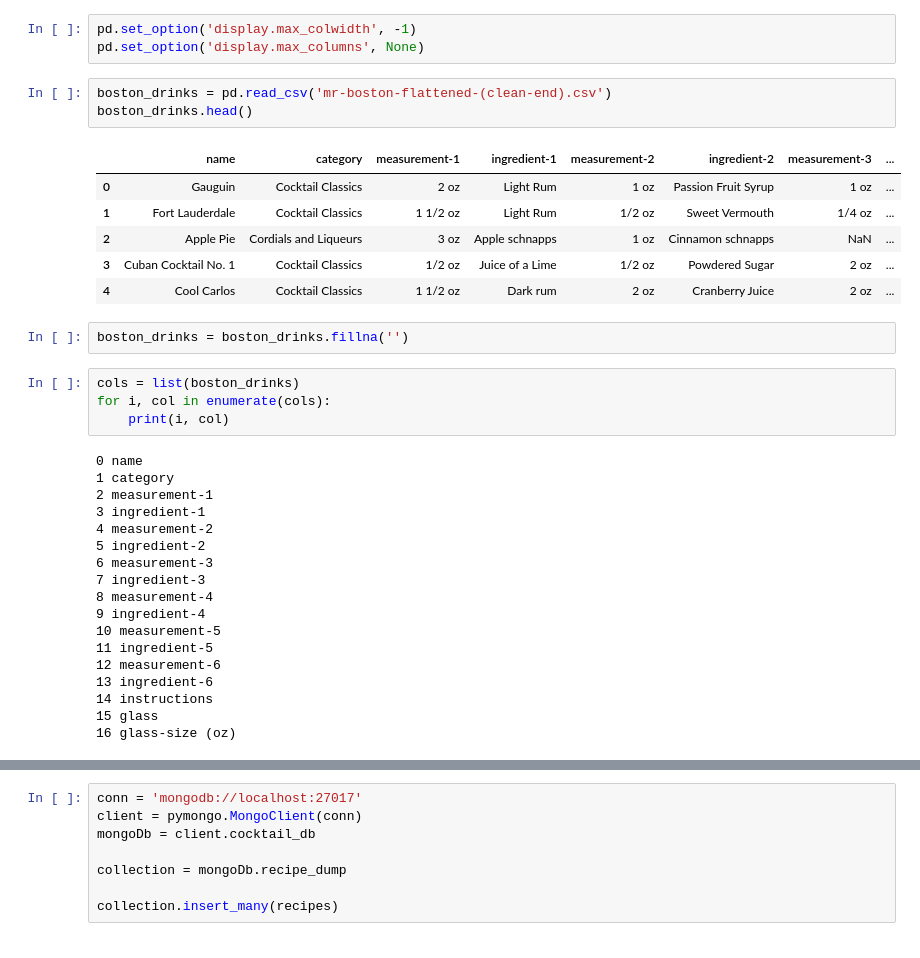
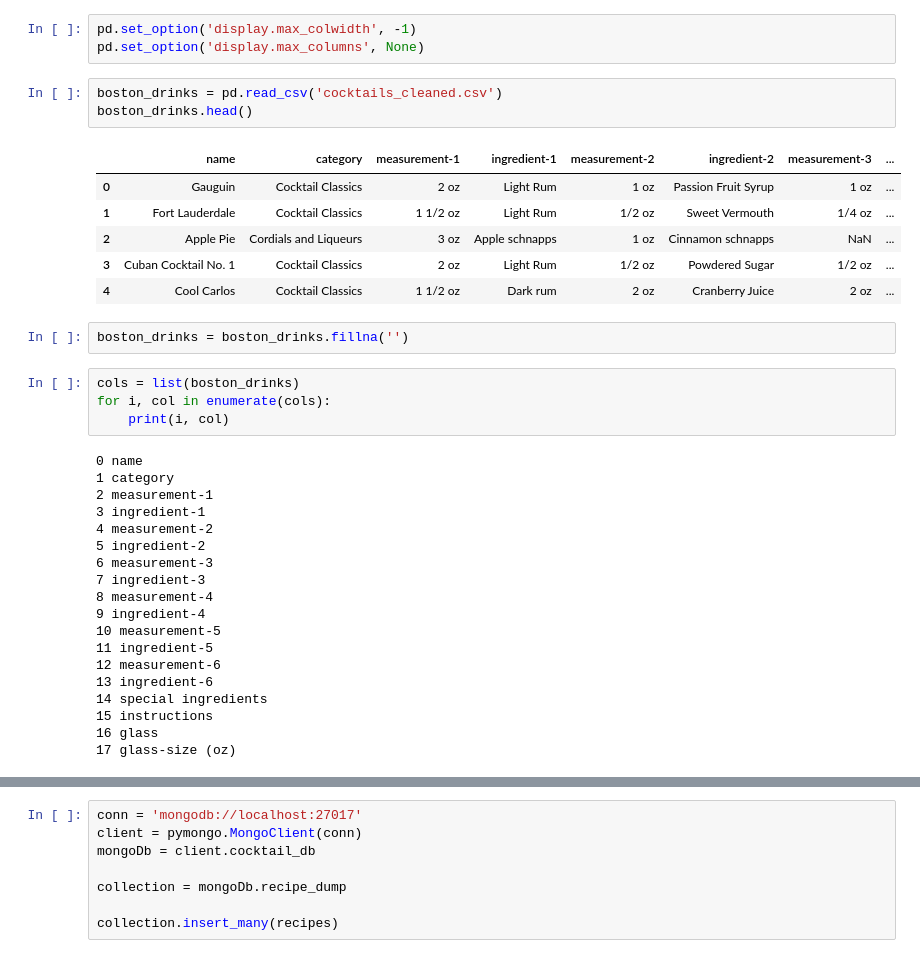
Before and after one commit to shortpoet/Final-Project, a Jupyter notebook: db_init.ipynb, the cells around one changed output, grey strips where cells are left out. Saved outputs shown, nothing was run; the diff lists cells and outputs as text.

Commit message:
uploaded cocktails_cleaned.csv, removed blank lines and changed measures from fraction to float

```diff
--- a/db_init.ipynb
+++ b/db_init.ipynb
@@ -12,14 +12,14 @@ import pymongo
 pd.set_option('display.max_colwidth', -1)
 pd.set_option('display.max_columns', None)
 # %%
-boston_drinks = pd.read_csv('mr-boston-flattened-(clean-end).csv')
+boston_drinks = pd.read_csv('cocktails_cleaned.csv')
 boston_drinks.head()
 # %% [output]
 |  | name | category | measurement-1 | ingredient-1 | measurement-2 | ingredient-2 | measurement-3 | ... |
 | 0 | Gauguin | Cocktail Classics | 2 oz | Light Rum | 1 oz | Passion Fruit Syrup | 1 oz | ... |
 | 1 | Fort Lauderdale | Cocktail Classics | 1 1/2 oz | Light Rum | 1/2 oz | Sweet Vermouth | 1/4 oz | ... |
 | 2 | Apple Pie | Cordials and Liqueurs | 3 oz | Apple schnapps | 1 oz | Cinnamon schnapps | NaN | ... |
-| 3 | Cuban Cocktail No. 1 | Cocktail Classics | 1/2 oz | Juice of a Lime | 1/2 oz | Powdered Sugar | 2 oz | ... |
+| 3 | Cuban Cocktail No. 1 | Cocktail Classics | 2 oz | Light Rum | 1/2 oz | Powdered Sugar | 1/2 oz | ... |
 | 4 | Cool Carlos | Cocktail Classics | 1 1/2 oz | Dark rum | 2 oz | Cranberry Juice | 2 oz | ... |
 # %%
 boston_drinks = boston_drinks.fillna('')
@@ -42,9 +42,10 @@ for i, col in enumerate(cols):
 11 ingredient-5
 12 measurement-6
 13 ingredient-6
-14 instructions
-15 glass
-16 glass-size (oz)
+14 special ingredients
+15 instructions
+16 glass
+17 glass-size (oz)
 # %%
 recipes = []
 for index, row in boston_drinks.iterrows():
```
Also changed, not shown: parts of 2 cells of this notebook, 1 other file.
